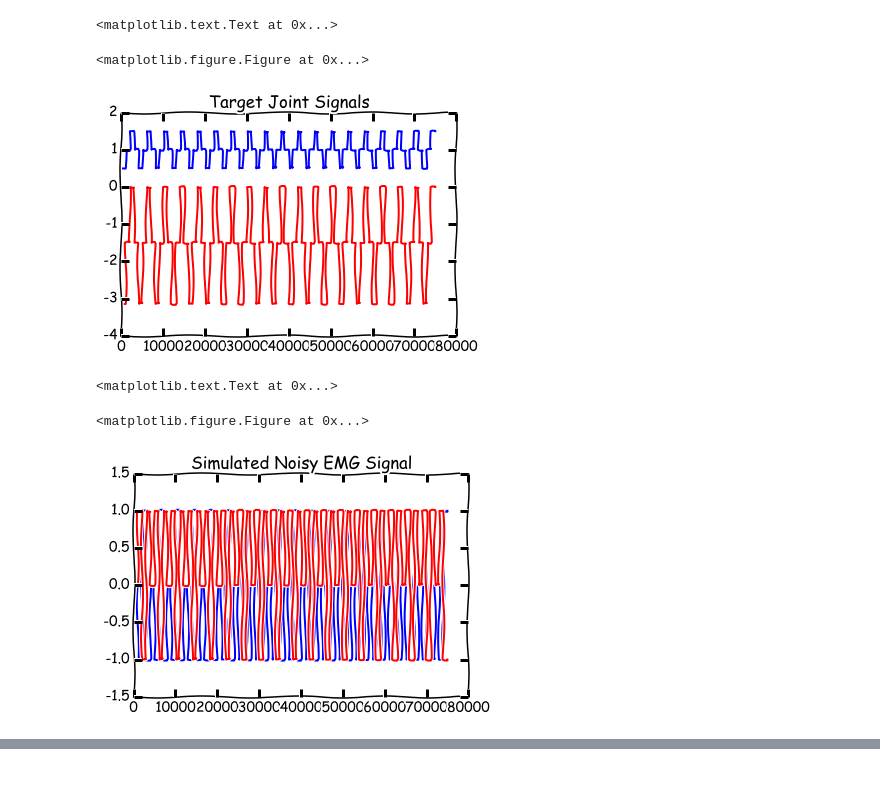
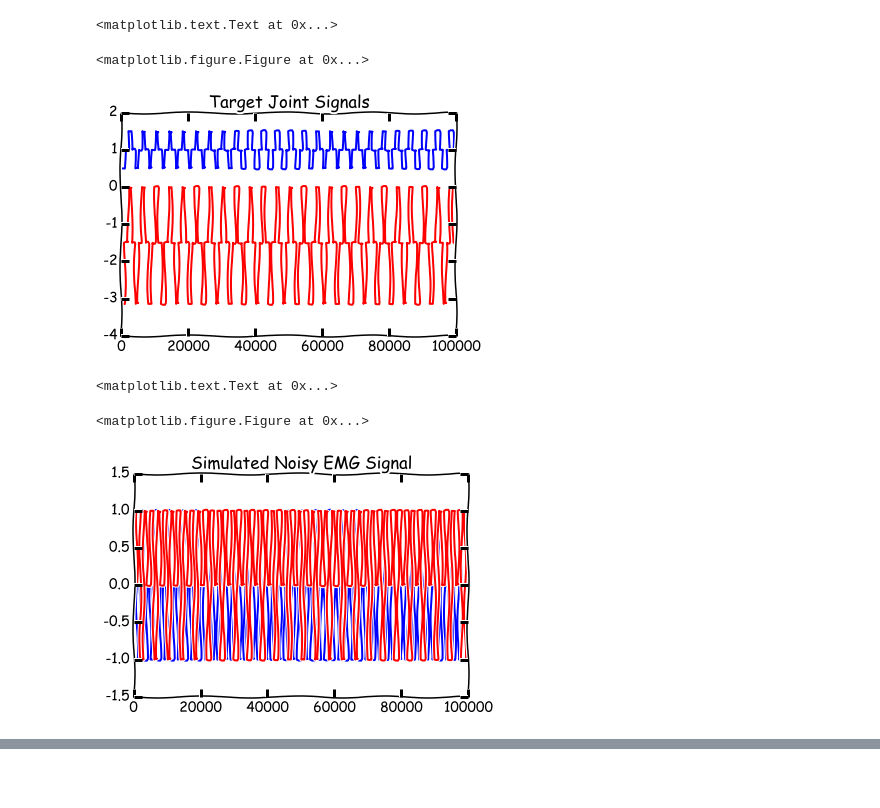
Before and after one commit to korymath/ContinuousTimeActorCritic, a Jupyter notebook: ContNatActorCritic_twoJoints.ipynb, the cells around one changed output, grey strips where cells are left out. Cells and saved outputs as stored; diff of their text form; code cells hidden in the pictures.

```diff
--- a/ContNatActorCritic_twoJoints.ipynb
+++ b/ContNatActorCritic_twoJoints.ipynb
@@ -12,38 +12,38 @@ from tiles import *
 # %%
 plt.xkcd()  # Yes...
 
-tmax = 75000
+tmax = 100000
 
 phase1maxT = 100000
 phase2maxT = phase1maxT + 100000
 
 t = tmax*np.linspace(0, 1, tmax, endpoint=False)
 
 # Define the target angles
 targetAngles = np.zeros((tmax,2))
 for i in range(0, tmax, 4000):
     targetAngles[i:i+1000,0] = 0.5
     targetAngles[i+1000:i+2000,0] = 1
     targetAngles[i+2000:i+3000,0] = 1.5
     targetAngles[i+3000:i+4000,0] = 1
     targetAngles[i:i+1000,1] = -np.pi
     targetAngles[i+1000:i+2000,1] = -1.5
     targetAngles[i+2000:i+3000,1] = 0
     targetAngles[i+3000:i+4000,1] = -1.5
 
 angleMins = np.amin(targetAngles,0)
 angleMaxs = np.amax(targetAngles,0)
 
 # Two subplots, unpack the axes array immediately
 plt.figure(figsize=(40,40))
 f, ax1 = plt.subplots(1, 1, sharey=False)
 
 ax1.plot(t, targetAngles)
 ax1.set_title('Target Joint Signals')
 # %% [output]
 <matplotlib.text.Text at 0x...>
 <matplotlib.figure.Figure at 0x...>
-[figure, old version]
+[figure, new version]
 # %%
 delay = 0
 
@@ -75,6 +75,6 @@ ax2.set_title('Simulated Noisy EMG Signal')
 # %% [output]
 <matplotlib.text.Text at 0x...>
 <matplotlib.figure.Figure at 0x...>
-[figure, old version]
+[figure, new version]
 # %%
 # Implement a learning algorithm to try to fit the signal
```
Also changed, not shown: parts of 3 cells of this notebook.
